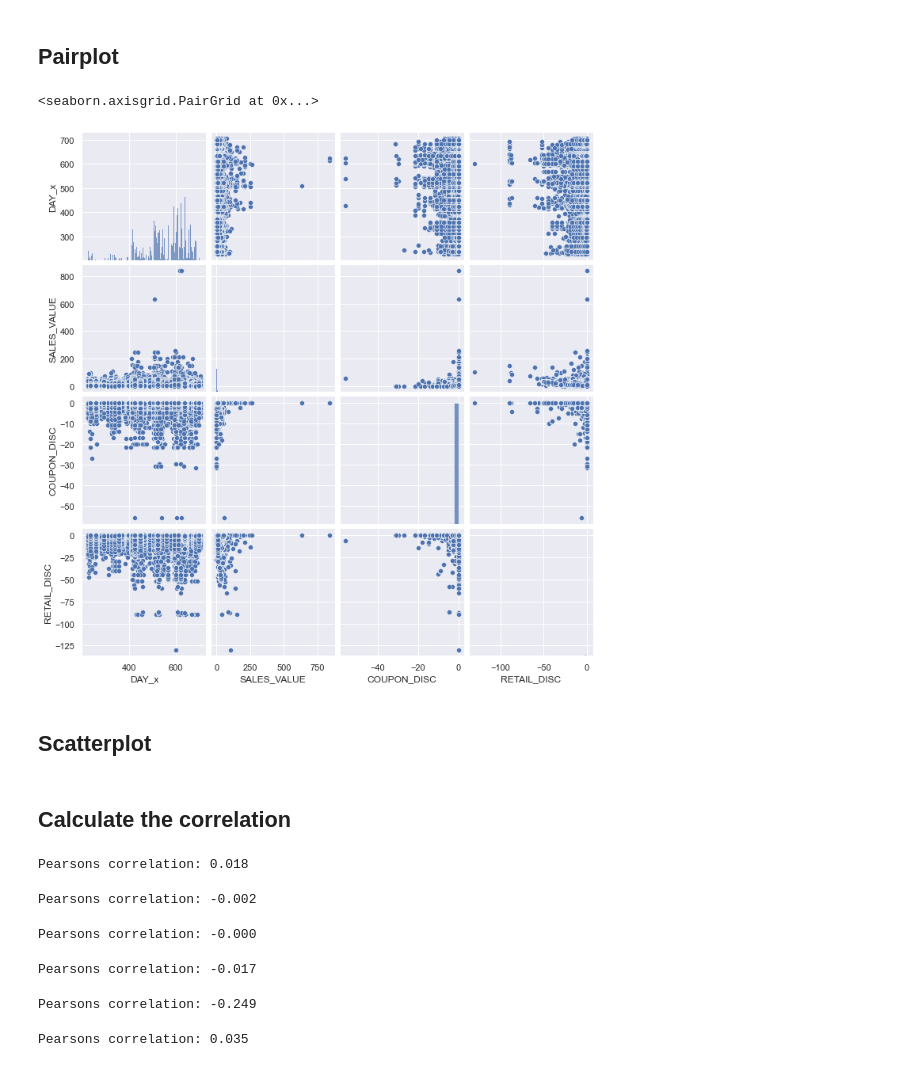
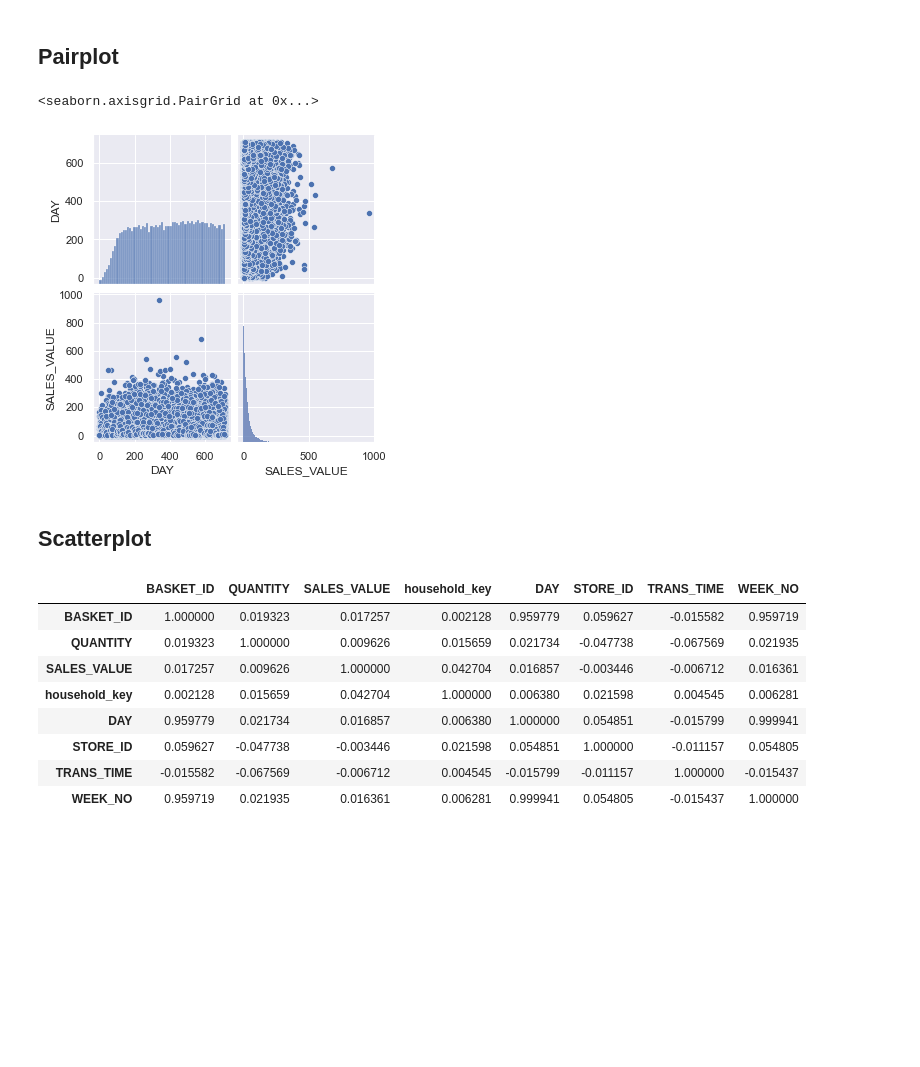
Before and after one commit to vmarklynn/CPSC5310-Project, a Jupyter notebook: Code/EDA_ProjectPart2.ipynb, the cells around one changed output. Cells and saved outputs as stored; diff of their text form; code cells hidden in the pictures; blank space fills up the shorter version.

```diff
--- a/Code/EDA_ProjectPart2.ipynb
+++ b/Code/EDA_ProjectPart2.ipynb
@@ -379,7 +379,8 @@ Basic info about the columns above:
 - WEEK_NO            : Week of the transaction. Ranges 1-102
 - COUPON_DISC        : Discount applied due to manufacturer coupon
 - COUPON_MATCH_DISC  : Discount applied due to retailer's match of manufacturer coupon
-# %%
-couponRedemptions = pd.merge(coupon_redempt,hh_demographic, how="inner", on=["household_key"])
-transaction_data = pd.merge(hh_demographic, transaction_data, how="inner", on=["household_key"])
-hhTransactions = pd.merge(couponRedemptions,transaction_data, how="inner", on=["household_key"])
+# %%
+trans_data_baskets_hh_key = pd.DataFrame(transaction_data.groupby(['household_key', 'BASKET_ID']).sum()).drop(['DAY', 'PRODUCT_ID', 'STORE_ID', 'RETAIL_DISC', 'TRANS_TIME', 'WEEK_NO', 'COUPON_DISC', 'COUPON_MATCH_DISC'], axis=1)
+trans_data_baskets_hh_key = trans_data_baskets_hh_key.merge(transaction_data.drop(['QUANTITY','SALES_VALUE', 'PRODUCT_ID', 'RETAIL_DISC', 'COUPON_DISC', 'COUPON_MATCH_DISC'], axis=1), on="BASKET_ID").drop_duplicates(subset=['BASKET_ID'])
+
+hh_transactions = trans_data_baskets_hh_key.merge(hh_demographic, on='household_key')
@@ -601,45 +549,25 @@ plt.show()
 # %%
-features = ['DAY_x','SALES_VALUE','COUPON_DISC','RETAIL_DISC']
+features = ['DAY','SALES_VALUE']
 # %% [markdown]
 ## Pairplot
 # %%
 sns.set()
-sns.pairplot(hhTransactions[features])
+sns.pairplot(hh_transactions[features])
 # %% [output]
 <seaborn.axisgrid.PairGrid at 0x...>
-[figure, old version]
+[figure, new version]
 # %% [markdown]
 ## Scatterplot
-# %% [markdown]
-## Calculate the correlation
-# %%
-from scipy.stats import pearsonr
-corr_dayX_sales,_ = pearsonr(hhTransactions['DAY_x'], hhTransactions['SALES_VALUE'])
-print('Pearsons correlation: %.3f' % corr_dayX_sales)
-# %% [output]
-Pearsons correlation: 0.018
-# %%
-corr_dayX_coupon,_ = pearsonr(hhTransactions['DAY_x'], hhTransactions['COUPON_DISC'])
-print('Pearsons correlation: %.3f' % corr_dayX_coupon)
-# %% [output]
-Pearsons correlation: -0.002
-# %%
-corr_dayX_retail,_ = pearsonr(hhTransactions['DAY_x'], hhTransactions['RETAIL_DISC'])
-print('Pearsons correlation: %.3f' % corr_dayX_retail)
-# %% [output]
-Pearsons correlation: -0.000
-# %%
-corr_sales_coupon,_ = pearsonr(hhTransactions['SALES_VALUE'], hhTransactions['COUPON_DISC'])
-print('Pearsons correlation: %.3f' % corr_sales_coupon)
-# %% [output]
-Pearsons correlation: -0.017
-# %%
-corr_sales_retail,_ = pearsonr(hhTransactions['SALES_VALUE'], hhTransactions['RETAIL_DISC'])
-print('Pearsons correlation: %.3f' % corr_sales_retail)
-# %% [output]
-Pearsons correlation: -0.249
-# %%
-corr_retail_coupon,_ = pearsonr(hhTransactions['RETAIL_DISC'], hhTransactions['COUPON_DISC'])
-print('Pearsons correlation: %.3f' % corr_retail_coupon)
-# %% [output]
-Pearsons correlation: 0.035
+# %%
+## Calculate the correlation
+hh_transactions.corr()
+# %% [output]
+|  | BASKET_ID | QUANTITY | SALES_VALUE | household_key | DAY | STORE_ID | TRANS_TIME | WEEK_NO |
+| BASKET_ID | 1.000000 | 0.019323 | 0.017257 | 0.002128 | 0.959779 | 0.059627 | -0.015582 | 0.959719 |
+| QUANTITY | 0.019323 | 1.000000 | 0.009626 | 0.015659 | 0.021734 | -0.047738 | -0.067569 | 0.021935 |
+| SALES_VALUE | 0.017257 | 0.009626 | 1.000000 | 0.042704 | 0.016857 | -0.003446 | -0.006712 | 0.016361 |
+| household_key | 0.002128 | 0.015659 | 0.042704 | 1.000000 | 0.006380 | 0.021598 | 0.004545 | 0.006281 |
+| DAY | 0.959779 | 0.021734 | 0.016857 | 0.006380 | 1.000000 | 0.054851 | -0.015799 | 0.999941 |
+| STORE_ID | 0.059627 | -0.047738 | -0.003446 | 0.021598 | 0.054851 | 1.000000 | -0.011157 | 0.054805 |
+| TRANS_TIME | -0.015582 | -0.067569 | -0.006712 | 0.004545 | -0.015799 | -0.011157 | 1.000000 | -0.015437 |
+| WEEK_NO | 0.959719 | 0.021935 | 0.016361 | 0.006281 | 0.999941 | 0.054805 | -0.015437 | 1.000000 |
```
Also changed, not shown: parts of 16 cells of this notebook.
